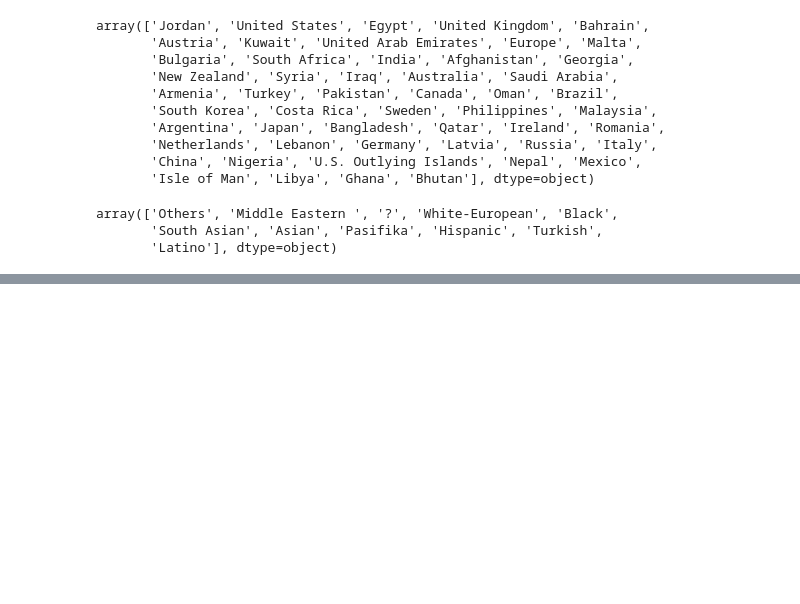
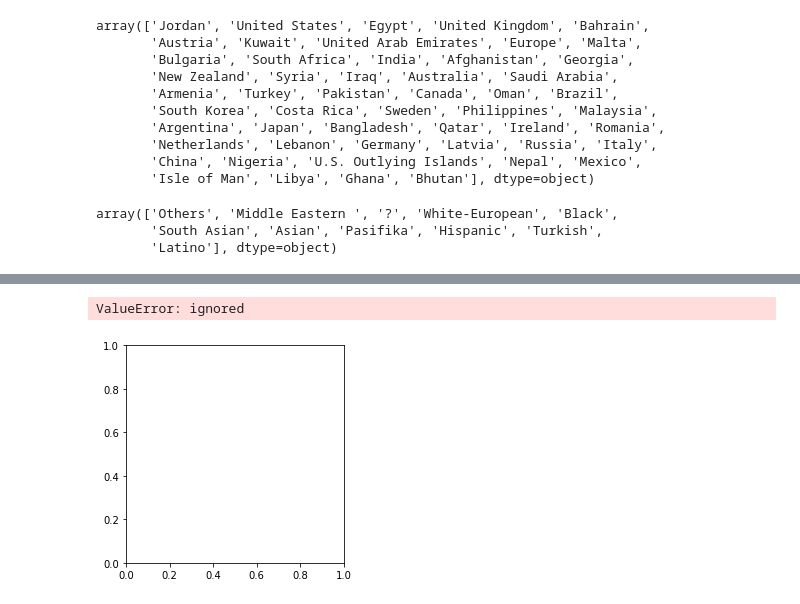
Before and after one commit to samratabduljalil/Detection-of-Autism-Spectrum-Disorder, a Jupyter notebook: code/Detection_of_Autism_Spectrum_Disorder.ipynb, the cells around one changed output, grey strips where cells are left out. Drawn from its saved outputs; the diff is of its cells as text; code cells hidden in the pictures; blank space fills up the shorter version.

```diff
--- a/code/Detection_of_Autism_Spectrum_Disorder.ipynb
+++ b/code/Detection_of_Autism_Spectrum_Disorder.ipynb
@@ -39,0 +53,6 @@ array(['Others', 'Middle Eastern ', '?', 'White-European', 'Black',
+# %%
+fig, ax=plt.subplots()
+ax.pie(data['contry_of_res'],data['austim'])
+# %% [output]
+ValueError: ignored
+[figure, added]
```
Also changed, not shown: parts of 3 cells of this notebook.
